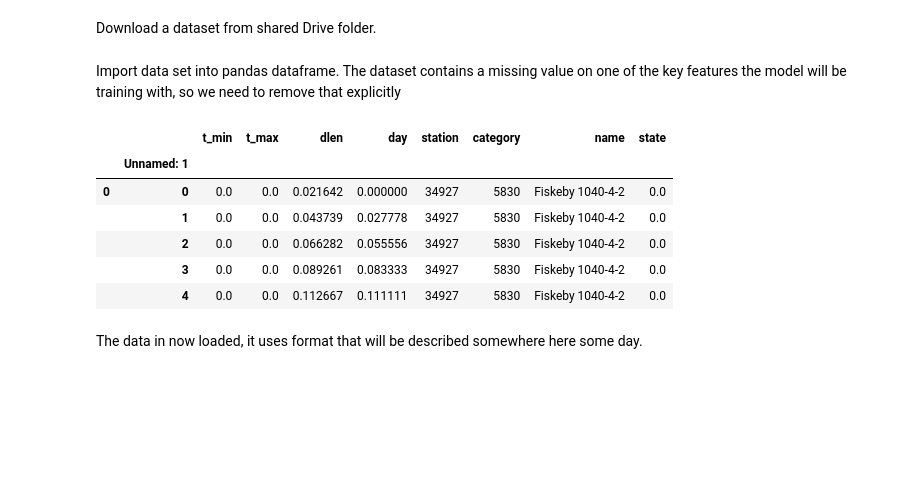
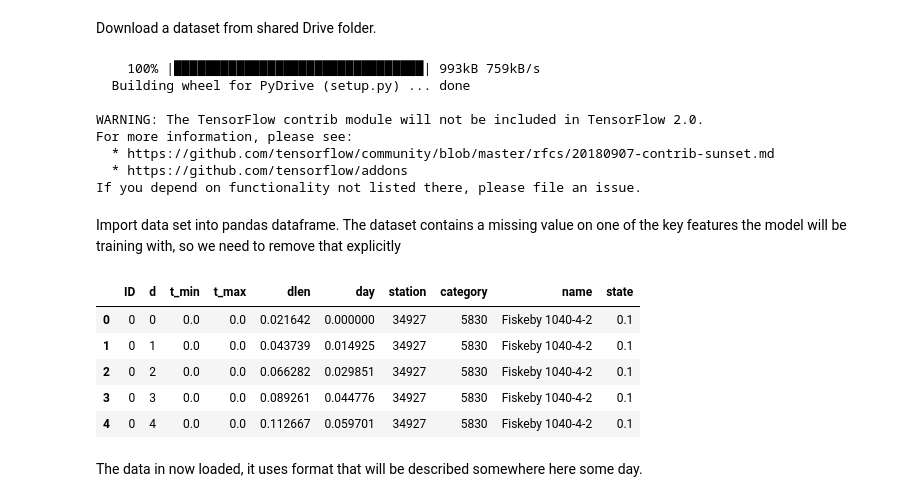
Before and after one commit to olegtaratuhin/soy_modeling, a Jupyter notebook: soya_modeling.ipynb, the cells around one changed output. Saved outputs shown, nothing was run; the diff lists cells and outputs as text; code cells hidden in the pictures; blank space fills up the shorter version.

```diff
--- a/soya_modeling.ipynb
+++ b/soya_modeling.ipynb
@@ -119,22 +118,31 @@ gauth.credentials = GoogleCredentials.get_application_default()
 drive = GoogleDrive(gauth)
 
 #2. Get the file
-downloaded = drive.CreateFile({'id':'1OIQG0qbmaaXUKWvYKenbI9CxekUkkUET'})
+downloaded = drive.CreateFile({'id':'1uoxGcvWDS8a58jSG5ErybQ3ok1V3biei'})
 downloaded.GetContentFile('soydata.csv')
+# %% [output]
+    100% |████████████████████████████████| 993kB 759kB/s
+  Building wheel for PyDrive (setup.py) ... done
+
+WARNING: The TensorFlow contrib module will not be included in TensorFlow 2.0.
+For more information, please see:
+  * https://github.com/tensorflow/community/blob/master/rfcs/20180907-contrib-sunset.md
+  * https://github.com/tensorflow/addons
+If you depend on functionality not listed there, please file an issue.
 # %% [markdown]
 Import data set into pandas dataframe. The dataset contains a missing value on one of the key features the model will be training with, so we need to remove that explicitly
 # %%
-df = pd.read_csv('soydata.csv', index_col=[0, 1], prefix='Experiment')
+# df = pd.read_csv('soydata.csv', index_col=[0, 1], prefix='Experiment')
+df = pd.read_csv('soydata.csv')
 df.dropna()
 df.head(5)
 # %% [output]
-|  |  | t_min | t_max | dlen | day | station | category | name | state |
-|  | Unnamed: 1 |  |  |  |  |  |  |  |  |
-| 0 | 0 | 0.0 | 0.0 | 0.021642 | 0.000000 | 34927 | 5830 | Fiskeby 1040-4-2 | 0.0 |
-|  | 1 | 0.0 | 0.0 | 0.043739 | 0.027778 | 34927 | 5830 | Fiskeby 1040-4-2 | 0.0 |
-|  | 2 | 0.0 | 0.0 | 0.066282 | 0.055556 | 34927 | 5830 | Fiskeby 1040-4-2 | 0.0 |
-|  | 3 | 0.0 | 0.0 | 0.089261 | 0.083333 | 34927 | 5830 | Fiskeby 1040-4-2 | 0.0 |
-|  | 4 | 0.0 | 0.0 | 0.112667 | 0.111111 | 34927 | 5830 | Fiskeby 1040-4-2 | 0.0 |
+|  | ID | d | t_min | t_max | dlen | day | station | category | name | state |
+| 0 | 0 | 0 | 0.0 | 0.0 | 0.021642 | 0.000000 | 34927 | 5830 | Fiskeby 1040-4-2 | 0.1 |
+| 1 | 0 | 1 | 0.0 | 0.0 | 0.043739 | 0.014925 | 34927 | 5830 | Fiskeby 1040-4-2 | 0.1 |
+| 2 | 0 | 2 | 0.0 | 0.0 | 0.066282 | 0.029851 | 34927 | 5830 | Fiskeby 1040-4-2 | 0.1 |
+| 3 | 0 | 3 | 0.0 | 0.0 | 0.089261 | 0.044776 | 34927 | 5830 | Fiskeby 1040-4-2 | 0.1 |
+| 4 | 0 | 4 | 0.0 | 0.0 | 0.112667 | 0.059701 | 34927 | 5830 | Fiskeby 1040-4-2 | 0.1 |
 # %% [markdown]
 The data in now loaded, it uses format that will be described somewhere here some day.
 # %% [markdown]
```
Also changed, not shown: parts of 32 cells of this notebook, 3 other files.
